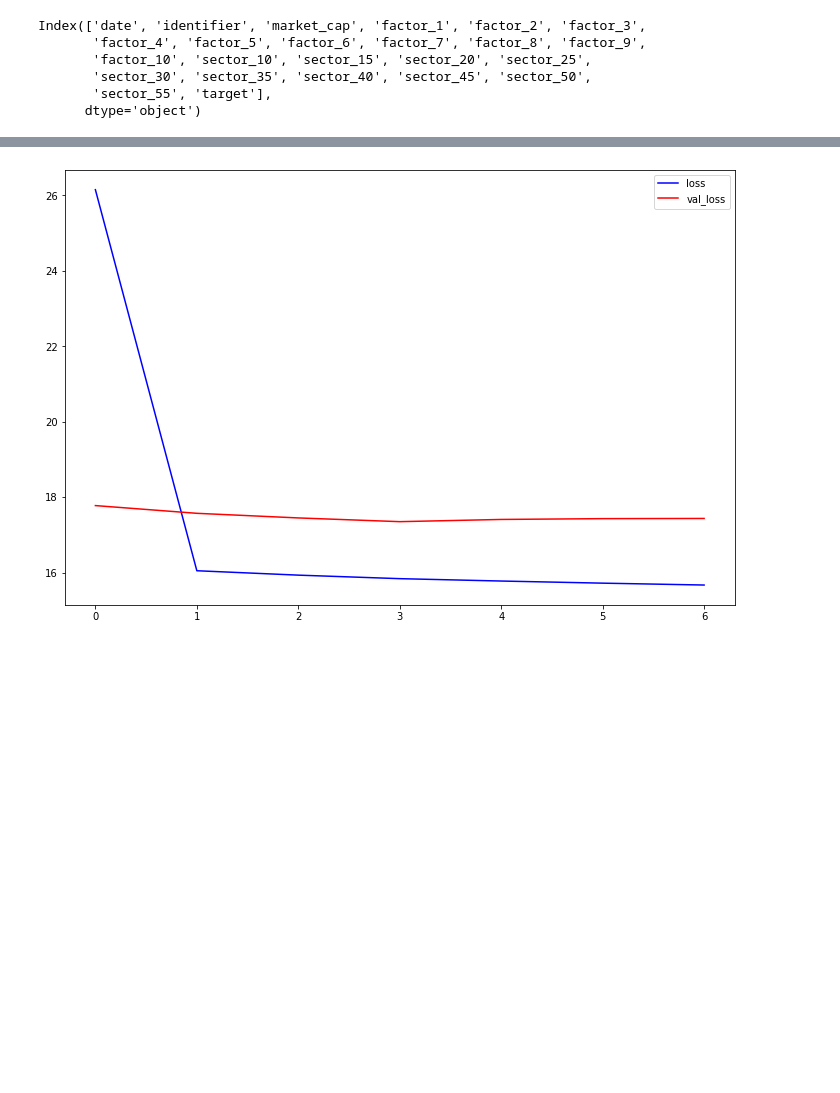
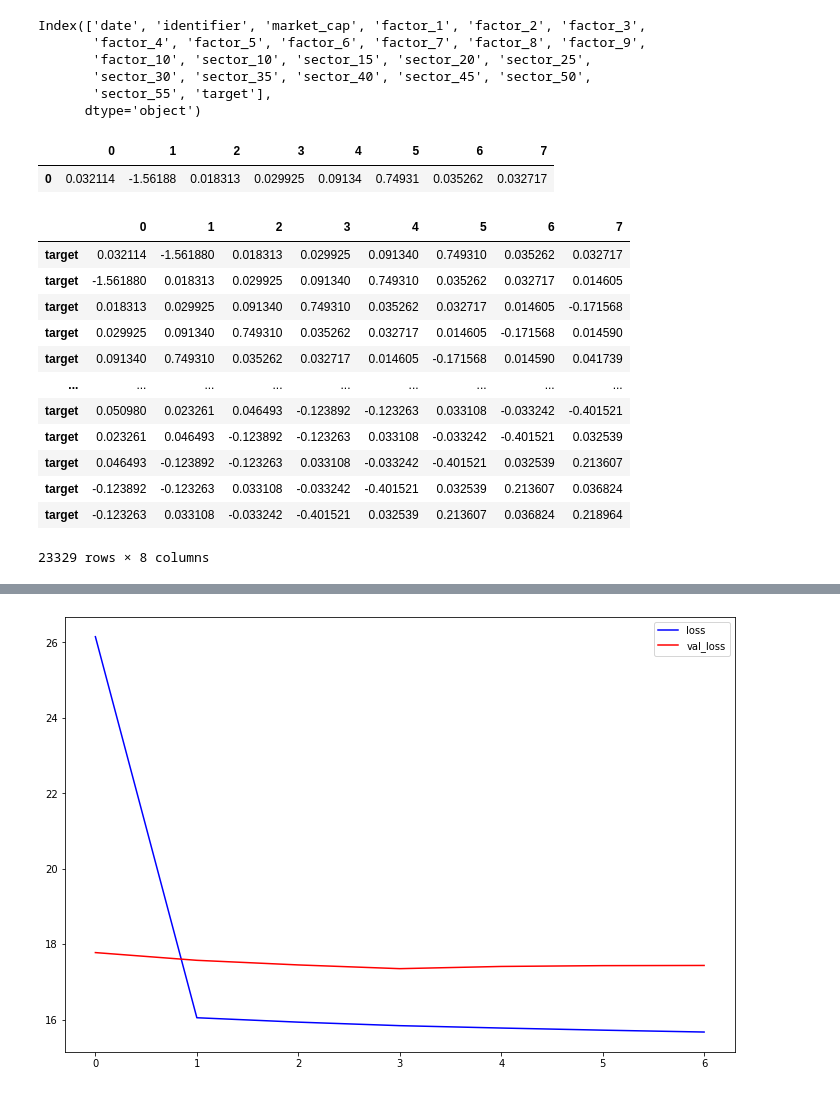
Before and after one commit to doogzultz/time_series_project, a Jupyter notebook: preprocessing_and_model_test.ipynb, the cells around one changed output, grey strips where cells are left out. Saved outputs shown, nothing was run; the diff lists cells and outputs as text; code cells hidden in the pictures; blank space fills up the shorter version.

```diff
--- a/preprocessing_and_model_test.ipynb
+++ b/preprocessing_and_model_test.ipynb
@@ -311,3 +235,9 @@ def drop_final_columns(data_dict):
 # %%
 train_scaled, valid_scaled, test_scaled = \
 drop_final_columns(train_scaled), drop_final_columns(valid_scaled), drop_final_columns(test_scaled)
+# %%
+windows = train_scaled[0][['target']].iloc[0:8].astype(np.float32).reset_index(drop = True).transpose().reset_index(drop = True)
+windows
+# %% [output]
+|  | 0 | 1 | 2 | 3 | 4 | 5 | 6 | 7 |
+| 0 | 0.032114 | -1.56188 | 0.018313 | 0.029925 | 0.09134 | 0.74931 | 0.035262 | 0.032717 |
@@ -313,0 +266,16 @@ drop_final_columns(train_scaled), drop_final_columns(valid_scaled), drop_final_c
+# %%
+train_windows
+# %% [output]
+|  | 0 | 1 | 2 | 3 | 4 | 5 | 6 | 7 |
+| target | 0.032114 | -1.561880 | 0.018313 | 0.029925 | 0.091340 | 0.749310 | 0.035262 | 0.032717 |
+| target | -1.561880 | 0.018313 | 0.029925 | 0.091340 | 0.749310 | 0.035262 | 0.032717 | 0.014605 |
+| target | 0.018313 | 0.029925 | 0.091340 | 0.749310 | 0.035262 | 0.032717 | 0.014605 | -0.171568 |
+| target | 0.029925 | 0.091340 | 0.749310 | 0.035262 | 0.032717 | 0.014605 | -0.171568 | 0.014590 |
+| target | 0.091340 | 0.749310 | 0.035262 | 0.032717 | 0.014605 | -0.171568 | 0.014590 | 0.041739 |
+| ... | ... | ... | ... | ... | ... | ... | ... | ... |
+| target | 0.050980 | 0.023261 | 0.046493 | -0.123892 | -0.123263 | 0.033108 | -0.033242 | -0.401521 |
+| target | 0.023261 | 0.046493 | -0.123892 | -0.123263 | 0.033108 | -0.033242 | -0.401521 | 0.032539 |
+| target | 0.046493 | -0.123892 | -0.123263 | 0.033108 | -0.033242 | -0.401521 | 0.032539 | 0.213607 |
+| target | -0.123892 | -0.123263 | 0.033108 | -0.033242 | -0.401521 | 0.032539 | 0.213607 | 0.036824 |
+| target | -0.123263 | 0.033108 | -0.033242 | -0.401521 | 0.032539 | 0.213607 | 0.036824 | 0.218964 |
+23329 rows × 8 columns
```
Also changed, not shown: parts of 24 cells of this notebook.
